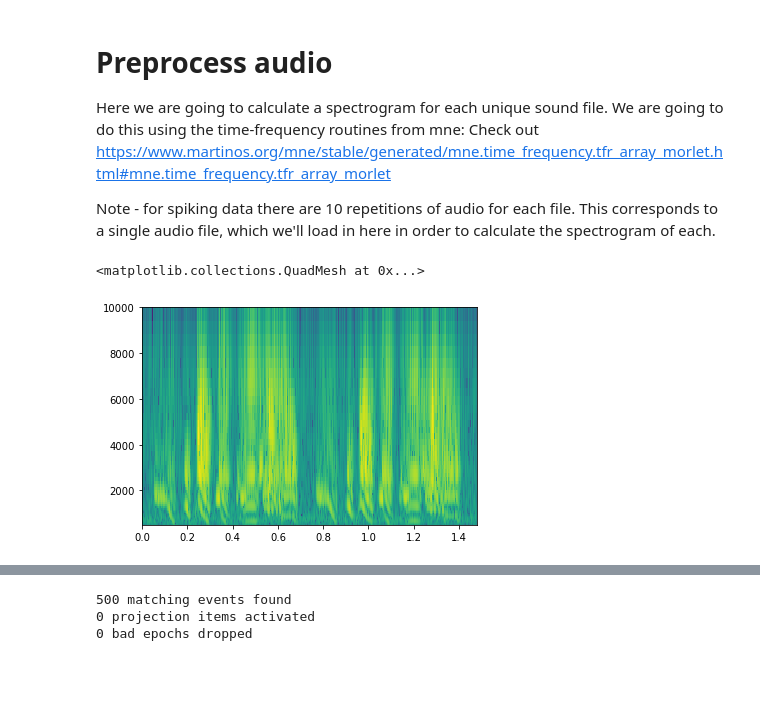
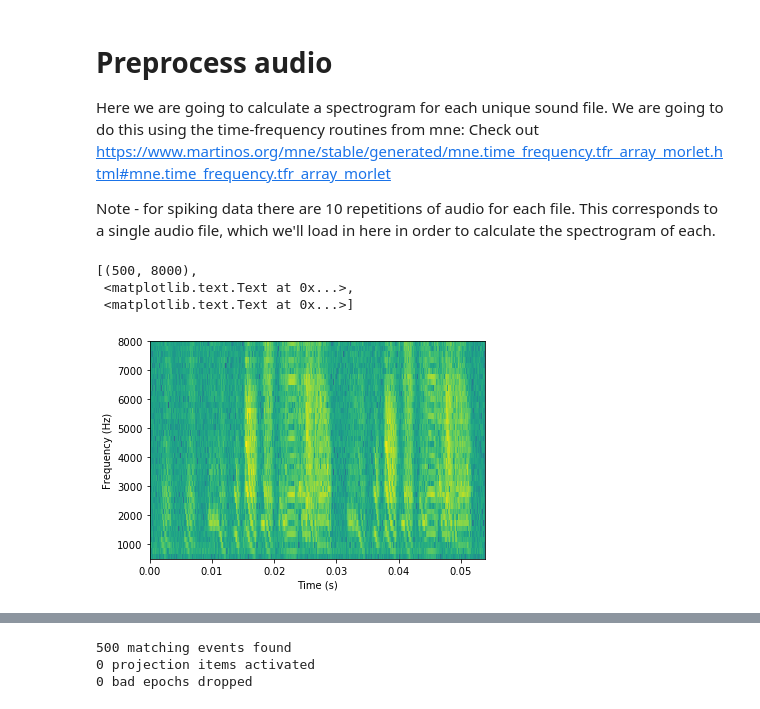
Before and after one commit to theunissenlab/crcns, a Jupyter notebook: python/needs_review/tutorial-coherence.ipynb, the cells around one changed output, grey strips where cells are left out. Drawn from its saved outputs; the diff is of its cells as text; code cells hidden in the pictures; blank space fills up the shorter version.

```diff
--- a/python/needs_review/tutorial-coherence.ipynb
+++ b/python/needs_review/tutorial-coherence.ipynb
@@ -42,7 +50,7 @@ To use this code on your own data, you will need to write your own data load fun
 path_base = os.path.join('../../')
 
 # For example you can specify an entire path
-path_base = '/Users/frederictheunissen/Documents/Classes/Summer Course/2016/theunissen_tutorials'
+# path_base = '/Users/frederictheunissen/Documents/Classes/Summer Course/2016/theunissen_tutorials'
 
 data_files = glob(os.path.join(path_base, 'data', '*', '*', '*'))
 # spikes = glob('../data/*/*/*')
@@ -140,25 +151,34 @@ Note - for spiking data there are 10 repetitions of audio for each file. This co
 # %%
 all_audio_files = data['path'].unique()
 
-freqs = np.logspace(np.log10(500), np.log10(10000), 50)  # The frequencies that will be extracted
+# Define the frequencies that will be extracted
+# freqs = np.logspace(np.log10(500), np.log10(10000), 50)
+freqs = np.linspace(500, 10000, 50)
+
 decimate = 32  # How much do we wish to decimate the resulting spectrogram
-
+n_cycles = freqs // 100  # Now many cycles for each wavelet
 spectrograms = {}
 for audio_file in tqdm(all_audio_files):
     sfreq_audio, audio = wavfile.read(os.path.join(path_base, 'data', 'all_stims', audio_file))
     time_audio = np.arange(audio.shape[0]) / float(sfreq_audio)
 
-    tfr = mne.time_frequency.tfr_array_morlet(audio[np.newaxis, np.newaxis, :], sfreq_audio, freqs, decim=decimate)
+    # Perform the TFR on this sound and store the result
+    tfr = mne.time_frequency.tfr_array_morlet(audio[np.newaxis, np.newaxis, :],
+                                              sfreq_audio, freqs, decim=decimate,
+                                              n_cycles=n_cycles)
     sfreq_audio /= decimate
     spectrograms[audio_file] = tfr
 # %%
 # Plot a spectrogram of a single stimulus as an example.  Here we choose the 4th stim.
 
-plt_audio = spectrograms[all_audio_files[3]].squeeze()
+plt_audio = spectrograms[all_audio_files[0]].squeeze()
 time_audio = np.arange(plt_audio.shape[1]) / float(sfreq_audio)
-plt.pcolormesh(time_audio, freqs, np.log(np.abs(plt_audio)))
 
-## Chris and FET: Could have a nice spectrogram plot - using soundsig plotter??
+fig, ax = plt.subplots()
+ax.pcolormesh(time_audio, freqs, np.log(np.abs(plt_audio)))
+ax.set(xlabel='Time (s)', ylabel='Frequency (Hz)', ylim=[500, 8000])
 # %% [output]
-<matplotlib.collections.QuadMesh at 0x...>
+[(500, 8000),
+ <matplotlib.text.Text at 0x...>,
+ <matplotlib.text.Text at 0x...>]
-[figure, old version]
+[figure, new version]
```
Also changed, not shown: parts of 34 cells of this notebook.
